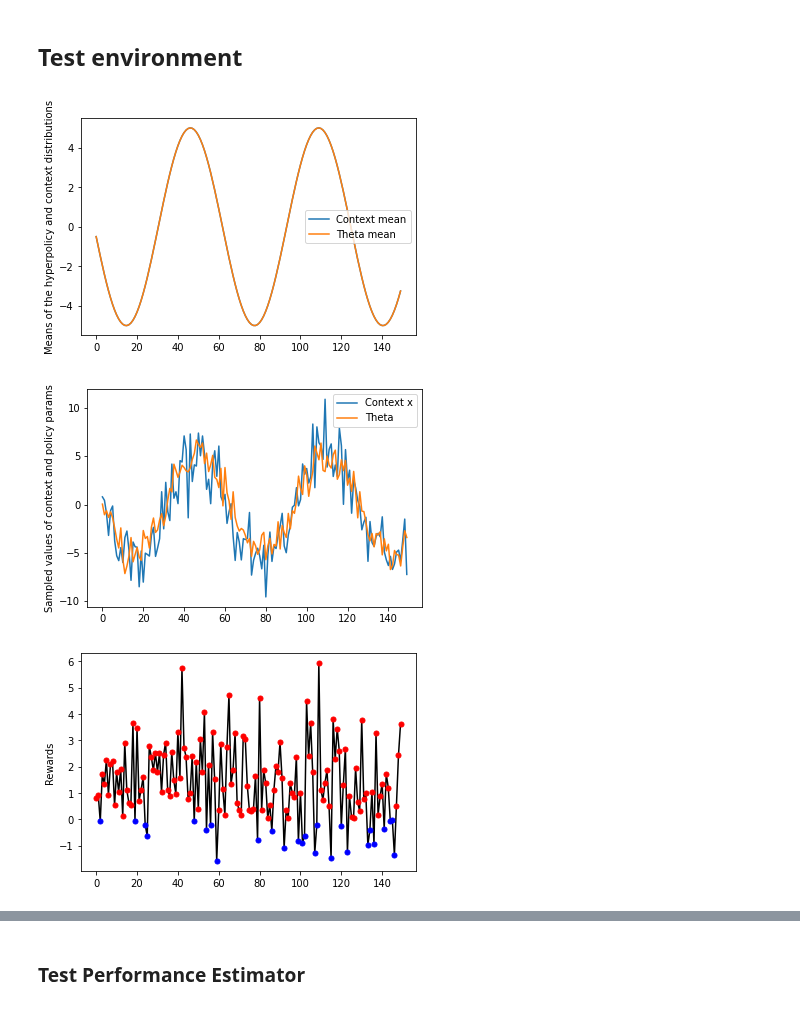
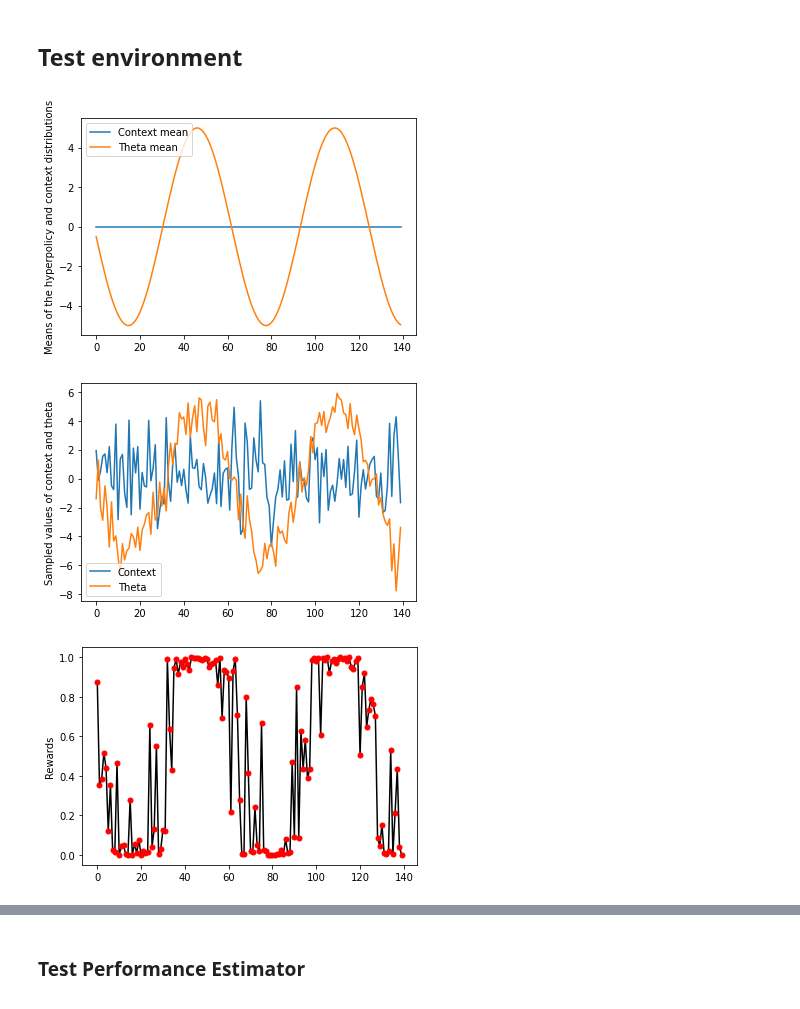
Before and after one commit to francescovidaich964/Como_lake, a Jupyter notebook: bandit_tests/non-stat_contextual_bandits.ipynb, the cells around one changed output, grey strips where cells are left out. Saved outputs shown, nothing was run; the diff lists cells and outputs as text; code cells hidden in the pictures.

Commit message:
Implemented the 3 non-stat problems (descriptions to be rewrited)

```diff
--- a/bandit_tests/non-stat_contextual_bandits.ipynb
+++ b/bandit_tests/non-stat_contextual_bandits.ipynb
@@ -18,6 +18,10 @@ In the end, the bandit can be represented in two ways, depending on the desired
 import numpy as np
 import scipy.stats
 import matplotlib.pyplot as plt
+
+# Define sigmoid function
+def sigmoid(x):
+    return 1 / (1 + np.exp(-x))
 # %% [markdown]
 ## Environment definition
 
@@ -142,32 +194,29 @@ Here we will define the hyperpolicy class following the structure described at t
 # %%
 class hyperpolicy:
 
-    def __init__(self, sigma_theta=1, param_based=True, **kwargs):
+    def __init__(self, sigma_theta, param_based=True, **kwargs):
 
         # Store the given parameters
         self.sigma_theta = sigma_theta
         self.stochastic = param_based
 
         # if params that define the mean are not given, take random ones
-        self.var_names = ['A', 'B', 'phi', 'psi']
+        self.var_names = ['A', 'phi', 'psi']
         for var in self.var_names:
             if var in kwargs.keys():
-                setattr(self, var+'_theta', kwargs[var])
+                setattr(self, var, kwargs[var])
             else:
-                setattr(self, var+'_theta', np.random.rand())
+                setattr(self, var, np.random.rand())
 
 
 
-    def params(self):
-        values = [self.A_theta, self.B_theta, self.phi_theta, self.psi_theta]
-        return {x:y for x,y in zip(self.var_names, values)}
+    def theta_mean(self, t):
+        return self.A * np.sin(self.phi*t + self.psi)
 
-
-    def theta_mean(self, t):
-        return self.A_theta * np.sin(self.phi_theta*t + self.psi_theta) + self.B_theta
 
     def theta_pdf(self, theta, t):
         return scipy.stats.norm.pdf(theta, loc=self.theta_mean(t), scale=self.sigma_theta)
+
 
     def sample_theta(self, t):
         if self.stochastic:
@@ -176,9 +225,10 @@ class hyperpolicy:
             return self.theta_mean(t)
 
 
-    def sample_policy(self, t):
+
+    def sample_policy(self, t, NS_context):
         theta = self.sample_theta(t)
-        return policy_class(theta, not(self.stochastic) )
+        return policy_class(theta, NS_context, not(self.stochastic) )
 
 
     #def update_params(self, delta_params):
@@ -189,36 +239,37 @@ class hyperpolicy:
 # %%
 # Get random hyperpolicy
 nu  = hyperpolicy(sigma_theta=1, param_based=True,
-                  A=5, B=0, phi=0.1, psi=np.pi)
+                  A=5, phi=0.1, psi=np.pi)
 
-# Initialize environment
-env = environment(sigma_x=2, A=5, B=0, phi=0.1, psi=np.pi)
+# Initialize environment and the type of problem
+env = environment(sigma_x=2, NS_context=False, remove_context=False,
+                  A=5, phi=0.1, psi=np.pi)
 
 # Play the hyperpolicy
-contexts, thetas, rewards, context_means, theta_means = env.play(nu, n_steps=150)
+contexts, thetas, rewards, context_means, theta_means = env.play(nu, n_steps=140, get_p=True)
 # %%
 # Plot the evolution of everything
 plt.plot(context_means, label="Context mean")
 plt.plot(theta_means, label="Theta mean")
 plt.ylabel("Means of the hyperpolicy and context distributions")
 plt.legend()
 plt.show()
 
-plt.plot(contexts, label="Context x")
+plt.plot(contexts, label="Context")
 plt.plot(thetas, label="Theta")
-plt.ylabel("Sampled values of context and policy params")
+plt.ylabel("Sampled values of context and theta")
 plt.legend()
 plt.show()
 
 plt.plot(rewards, c='black')
-plt.plot(np.where(rewards>0)[0], rewards[rewards>0], 'ro', markersize=5)
-plt.plot(np.where(rewards<0)[0], rewards[rewards<0], 'bo', markersize=5)
+plt.plot(np.where(rewards>0)[0],  rewards[rewards>0],  'ro', markersize=5)
+plt.plot(np.where(rewards==0)[0], rewards[rewards==0], 'bo', markersize=5)
 plt.ylabel("Rewards")
 plt.show()
 # %% [output]
-[figure, old version]
+[figure, new version]
-[figure, old version]
+[figure, new version]
-[figure, old version]
+[figure, new version]
 # %% [markdown]
 ## Performance estimators
 The quantity that we wish to estimate and maximize is the following
```
Also changed, not shown: parts of 10 cells of this notebook.
